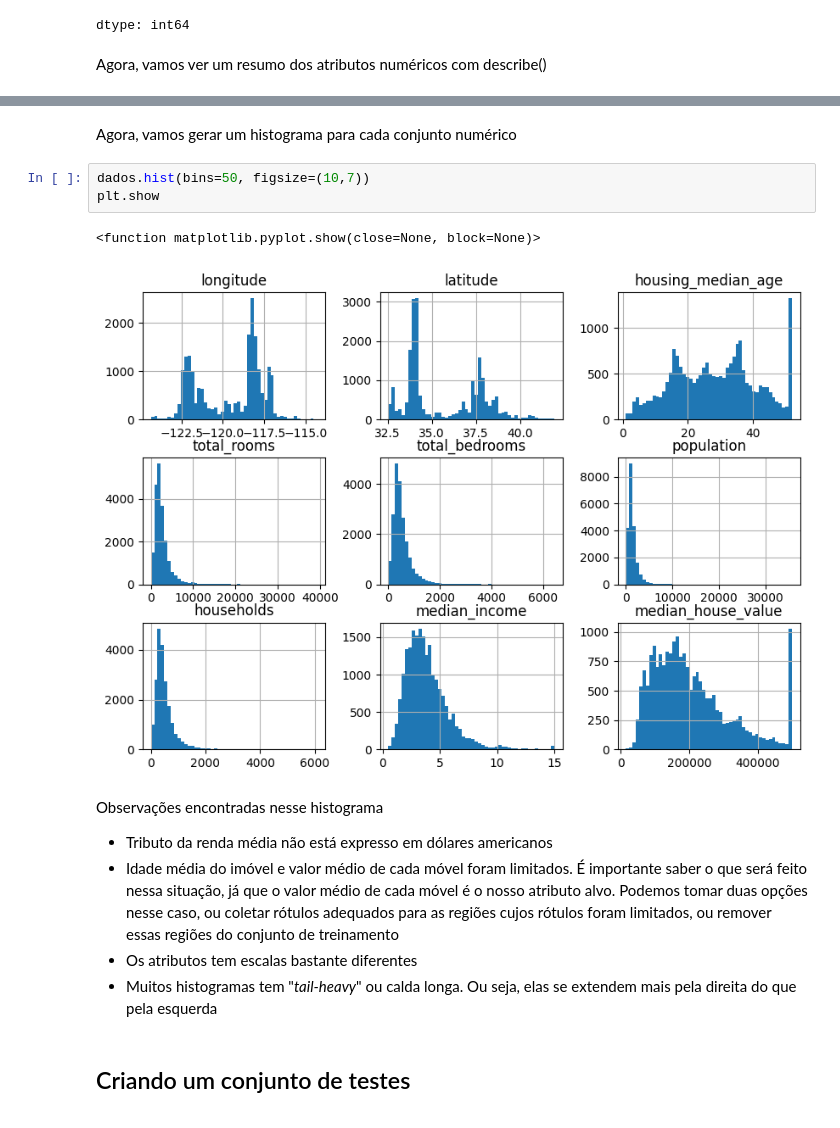
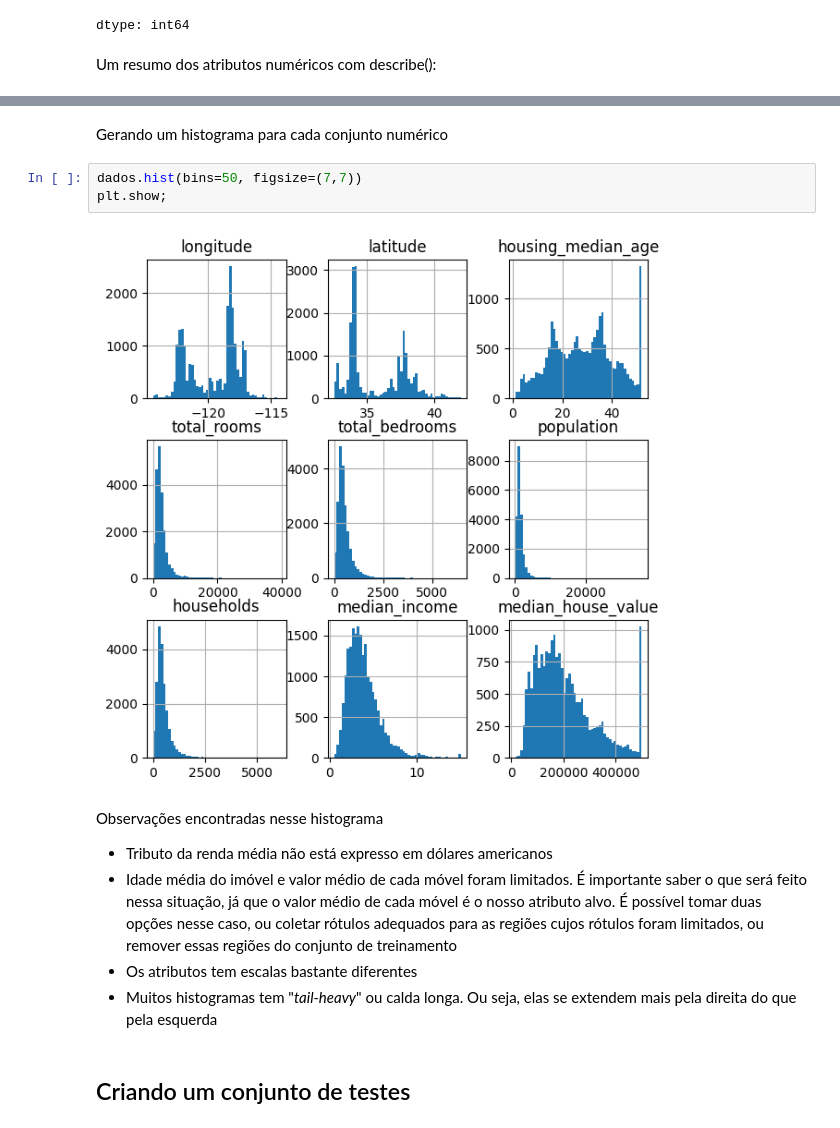
Before and after one commit to isismeira/modelo_precificador_imoveis, a Jupyter notebook: modelo_precificador_de_imoveis.ipynb, the cells around one changed output, grey strips where cells are left out. Cells and saved outputs as stored; diff of their text form.

```diff
--- a/modelo_precificador_de_imoveis.ipynb
+++ b/modelo_precificador_de_imoveis.ipynb
@@ -104,7 +104,7 @@ dados["ocean_proximity"].value_counts()
 | ISLAND | 5 |
 dtype: int64
 # %% [markdown]
-Agora, vamos ver um resumo dos atributos numéricos com describe()
+Um resumo dos atributos numéricos com describe():
 # %%
 dados.describe()
 # %% [output]
@@ -118,19 +118,18 @@ dados.describe()
 | 75% | -118.010000 | 37.710000 | 37.000000 | 3148.000000 | 647.000000 | 1725.000000 | 605.000000 | ... |
 | max | -114.310000 | 41.950000 | 52.000000 | 39320.000000 | 6445.000000 | 35682.000000 | 6082.000000 | ... |
 # %% [markdown]
-Agora, vamos gerar um histograma para cada conjunto numérico
+Gerando um histograma para cada conjunto numérico
 # %%
-dados.hist(bins=50, figsize=(10,7))
-plt.show
+dados.hist(bins=50, figsize=(7,7))
+plt.show;
 # %% [output]
-<function matplotlib.pyplot.show(close=None, block=None)>
-[figure, old version]
+[figure, new version]
 # %% [markdown]
 Observações encontradas nesse histograma
 
 
 *   Tributo da renda média não está expresso em dólares americanos
-*   Idade média do imóvel e valor médio de cada móvel foram limitados. É importante saber o que será feito nessa situação, já que o valor médio de cada móvel é o nosso atributo alvo. Podemos tomar duas opções nesse caso, ou coletar rótulos adequados para as regiões cujos rótulos foram limitados, ou remover essas regiões do conjunto de treinamento
+*   Idade média do imóvel e valor médio de cada móvel foram limitados. É importante saber o que será feito nessa situação, já que o valor médio de cada móvel é o nosso atributo alvo. É possível tomar duas opções nesse caso, ou coletar rótulos adequados para as regiões cujos rótulos foram limitados, ou remover essas regiões do conjunto de treinamento
 * Os atributos tem escalas bastante diferentes
 * Muitos histogramas tem "*tail-heavy*" ou calda longa. Ou seja, elas se extendem mais pela direita do que pela esquerda
 # %% [markdown]
```
Also changed, not shown: parts of 38 cells of this notebook.
